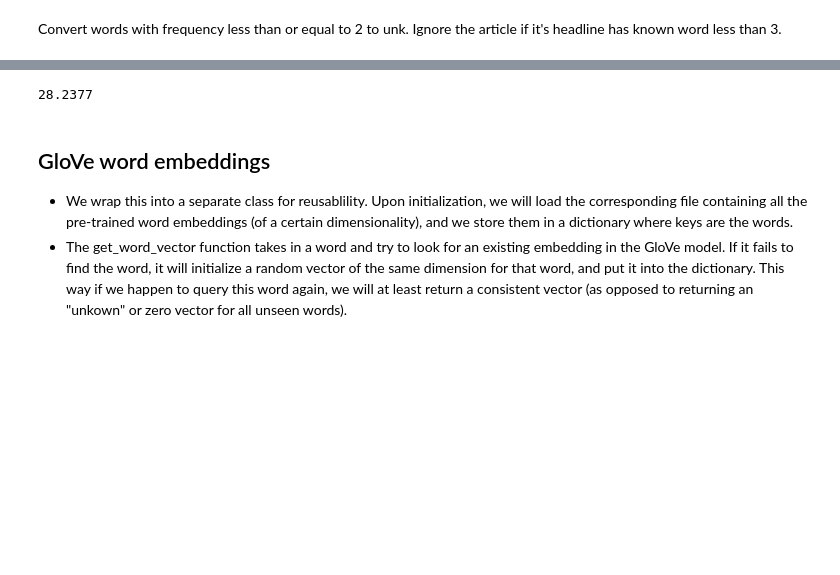
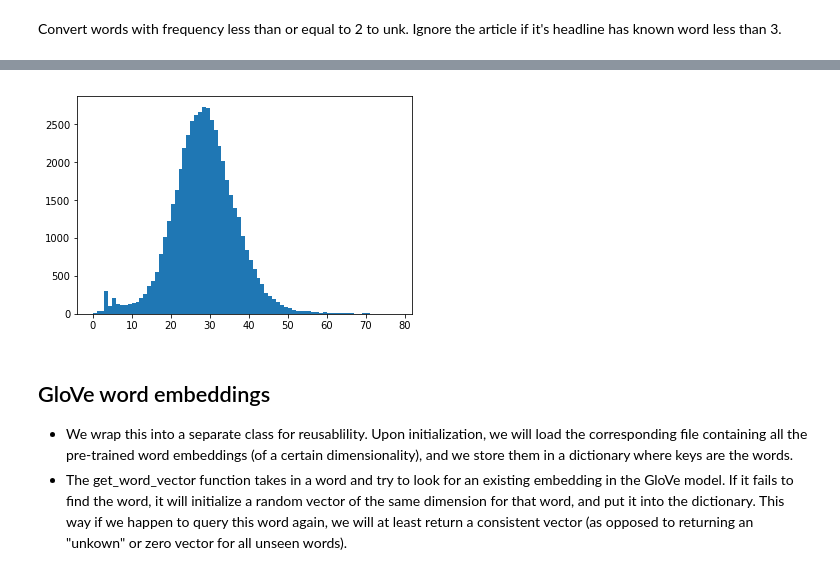
Before and after one commit to mengxixi/ling-530f-final, a Jupyter notebook: code/ling530-final.ipynb, the cells around one changed output, grey strips where cells are left out. Saved outputs shown, nothing was run; the diff lists cells and outputs as text; code cells hidden in the pictures; blank space fills up the shorter version.

```diff
--- a/code/ling530-final.ipynb
+++ b/code/ling530-final.ipynb
@@ -137,11 +137,16 @@ Number of unique words after removing low frequency words: 109928
 # %%
 total= 0
-indexes = np.random.choice(len(train_data), 10000)
+L = []
+indexes = np.random.choice(len(train_data), 50000)
 for i in indexes:
-    total = total + len(train_data[i]['Text'])
-print(total/10000)
+    if(len(train_data[i]['Text']) < 80):
+        L.append(len(train_data[i]['Text']))
+import matplotlib.pyplot as plt
+bw = 1
+plt.hist(L, bins=range(min(L), max(L) +bw, bw))
+plt.show()
 # %% [output]
-28.2377
+[figure, added]
 # %% [markdown]
 
 ## GloVe word embeddings
```
Also changed, not shown: parts of 2 cells of this notebook, 2 other files.
